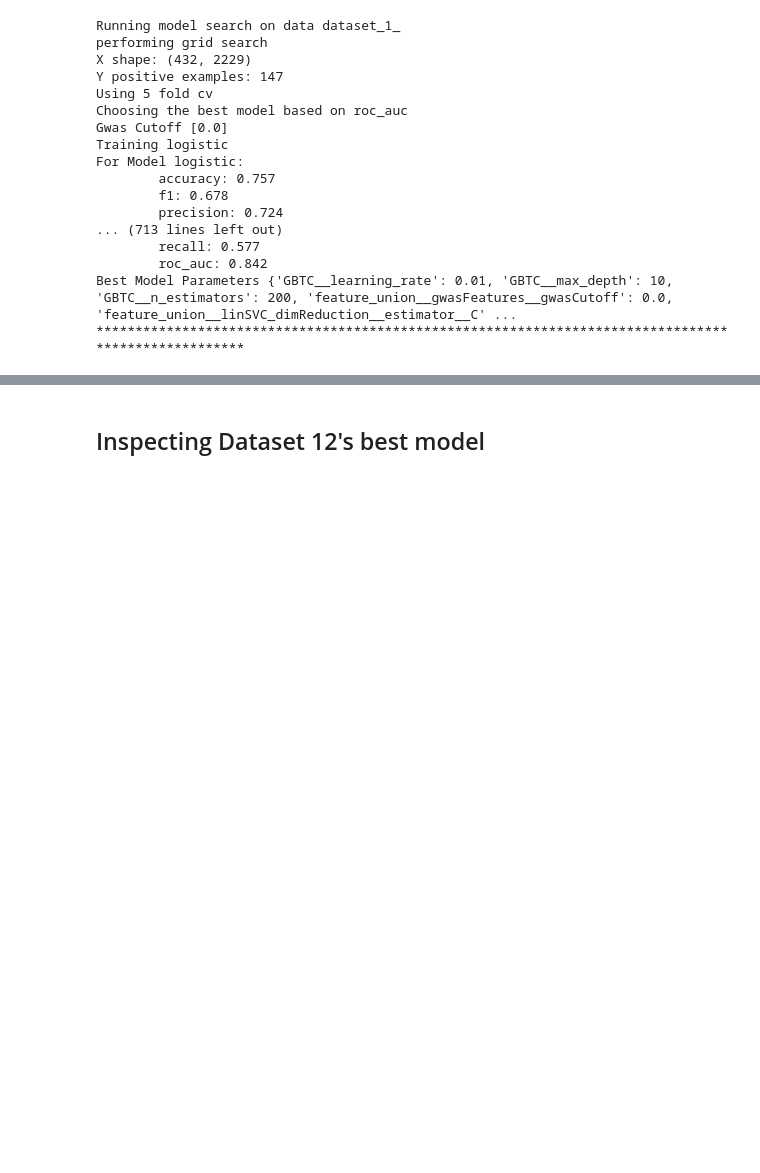
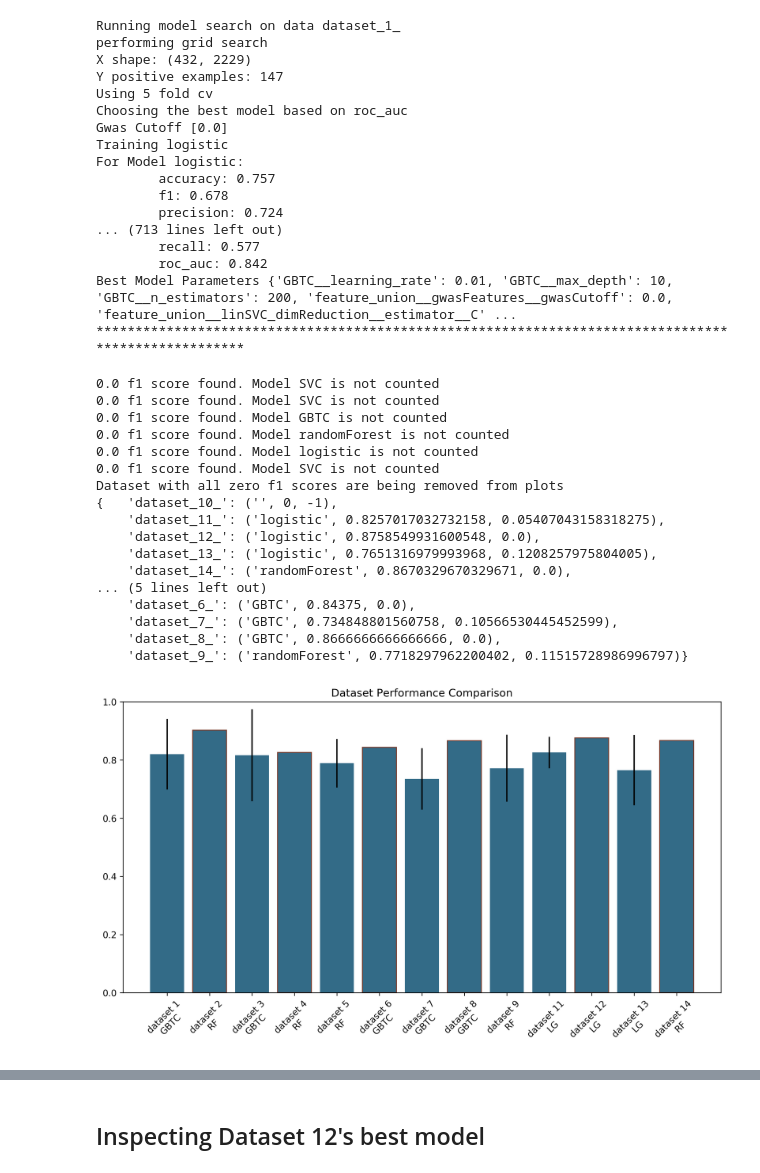
Before and after one commit to crowegian/AMR_ML, a Jupyter notebook: ML_notebook.ipynb, the cells around one changed output, grey strips where cells are left out. Cells and saved outputs as stored; diff of their text form; code cells hidden in the pictures; blank space fills up the shorter version.

```diff
--- a/ML_notebook.ipynb
+++ b/ML_notebook.ipynb
@@ -77,3 +82,31 @@ Best Model Parameters {'GBTC__learning_rate': 0.01, 'GBTC__max_depth': 10, 'GBTC
 # %%
 with open(modelDictPicklePath, "rb") as pklFile:
     allDataModelDict = pickle.load(pklFile)
+# %%
+dataSetComparisonList = ["dataset_1_", "dataset_2_", "dataset_3_", "dataset_4_",
+"dataset_5_", "dataset_6_", "dataset_7_", "dataset_8_",
+"dataset_9_", "dataset_10_", "dataset_11_", "dataset_12_",
+"dataset_13_", "dataset_14_", ]
+datasetBestModelDict = plotDatasetModelComparison(allDataModelDict = allDataModelDict,
+                           dataSetComparisonList = dataSetComparisonList,
+                               compMetric = "roc_auc", removeZeroF1Score = True)
+pp.pprint(datasetBestModelDict)
+# %% [output]
+0.0 f1 score found. Model SVC is not counted
+0.0 f1 score found. Model SVC is not counted
+0.0 f1 score found. Model GBTC is not counted
+0.0 f1 score found. Model randomForest is not counted
+0.0 f1 score found. Model logistic is not counted
+0.0 f1 score found. Model SVC is not counted
+Dataset with all zero f1 scores are being removed from plots
+{   'dataset_10_': ('', 0, -1),
+    'dataset_11_': ('logistic', 0.8257017032732158, 0.05407043158318275),
+    'dataset_12_': ('logistic', 0.8758549931600548, 0.0),
+    'dataset_13_': ('logistic', 0.7651316979993968, 0.1208257975804005),
+    'dataset_14_': ('randomForest', 0.8670329670329671, 0.0),
+... (5 lines left out)
+    'dataset_6_': ('GBTC', 0.84375, 0.0),
+    'dataset_7_': ('GBTC', 0.734848801560758, 0.10566530445452599),
+    'dataset_8_': ('GBTC', 0.8666666666666666, 0.0),
+    'dataset_9_': ('randomForest', 0.7718297962200402, 0.11515728986996797)}
+[figure, added]
```
Also changed, not shown: parts of 6 cells of this notebook, 1 other file.
